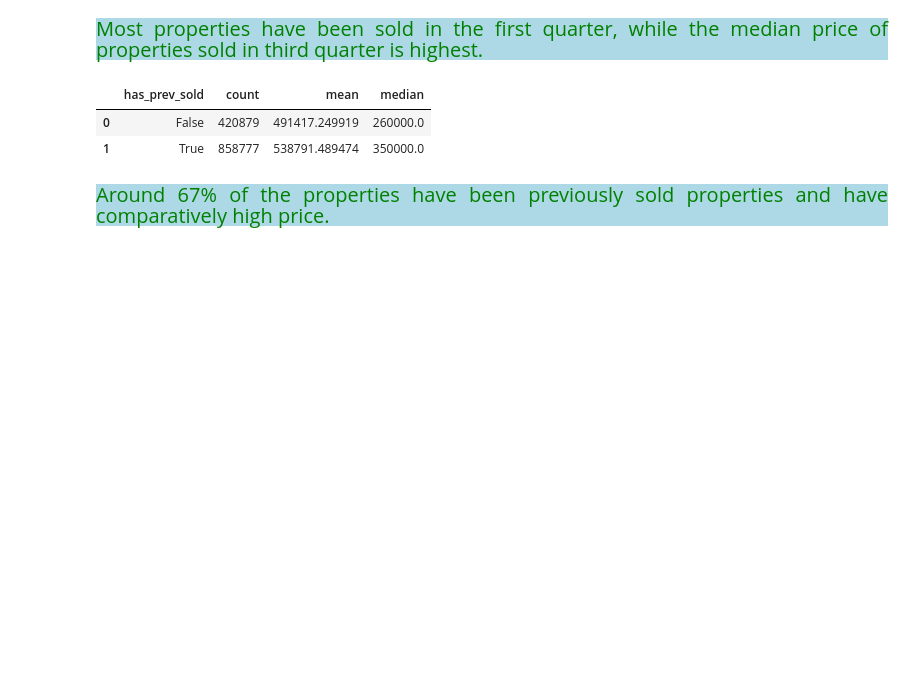
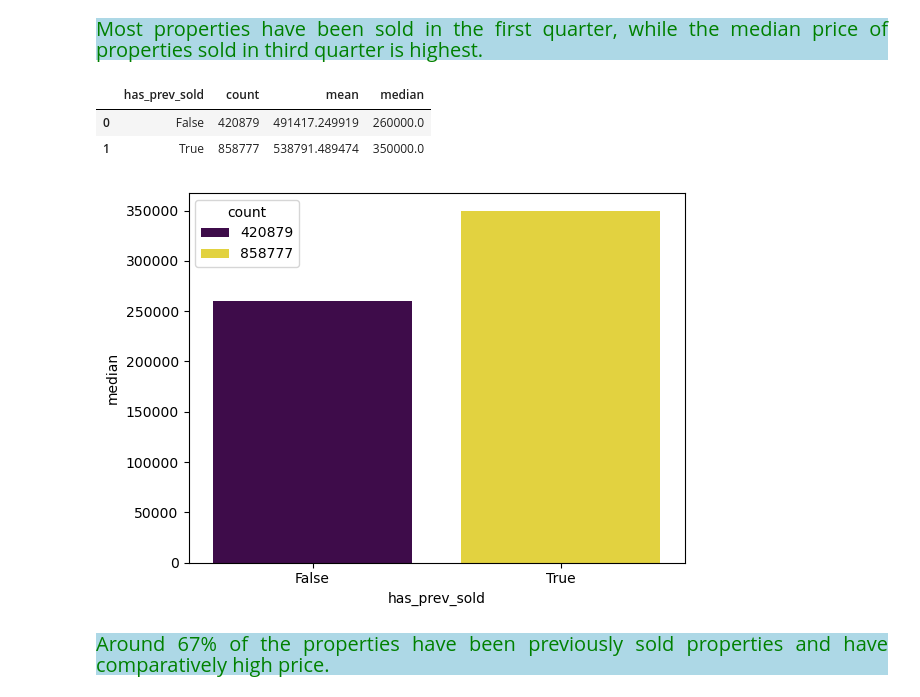
Before and after one commit to Kartika-Nidhi/DS_Projects, a Jupyter notebook: USARealEstatePricePrediction.ipynb, the cells around one changed output. Drawn from its saved outputs; the diff is of its cells as text; code cells hidden in the pictures; blank space fills up the shorter version.

```diff
--- a/USARealEstatePricePrediction.ipynb
+++ b/USARealEstatePricePrediction.ipynb
@@ -952,3 +942,15 @@ plt.show()
+# %%
+sns.barplot(
+    data = prev_sold,
+    x = 'has_prev_sold',
+    y = 'median',
+    hue = 'count',
+    palette = 'viridis'
+)
+
+plt.show()
+# %% [output]
+[figure, added]
 # %% [markdown]
 <div style = "background-color:lightblue; color:green; font-size:20px; text-align:justify">
 Around 67% of the properties have been previously sold properties and have comparatively high price.
```
Also changed, not shown: parts of 1 cell of this notebook.
